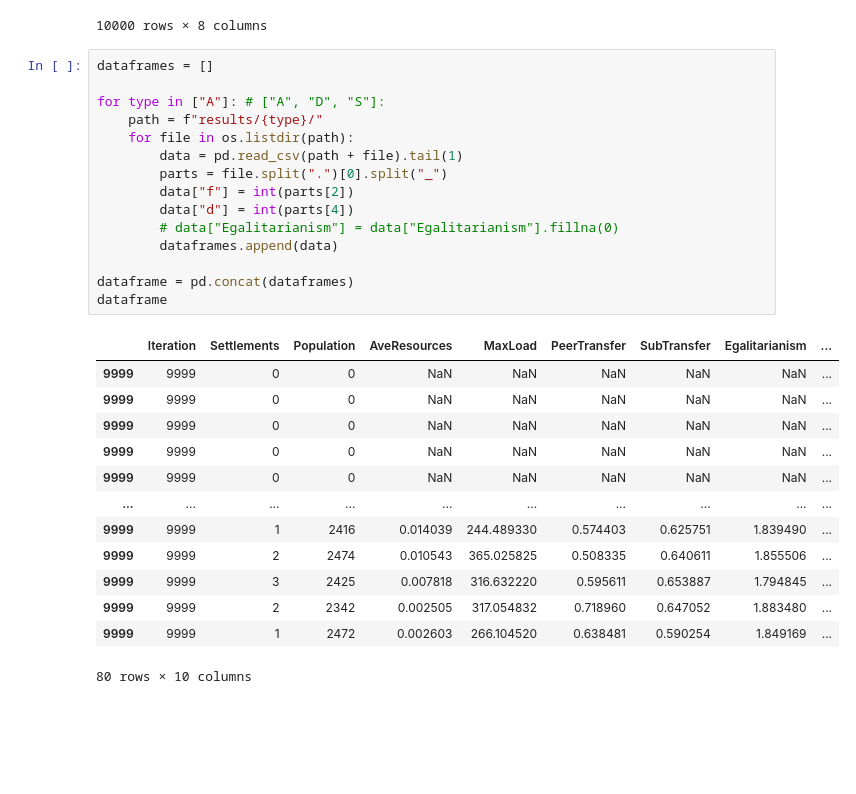
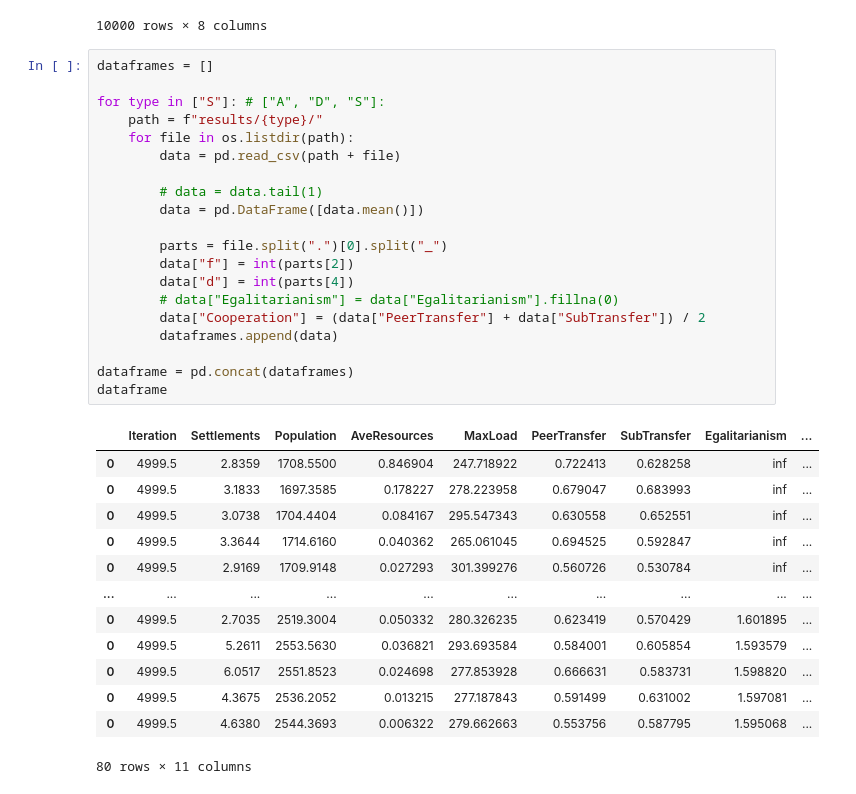
Before and after one commit to thesisyphean/neolithic-abm, a Jupyter notebook: plot.ipynb, the cells around one changed output. Cells and saved outputs as stored; diff of their text form; blank space fills up the shorter version.

```diff
--- a/plot.ipynb
+++ b/plot.ipynb
@@ -23,32 +23,37 @@ data
 # %%
 dataframes = []
 
-for type in ["A"]: # ["A", "D", "S"]:
+for type in ["S"]: # ["A", "D", "S"]:
     path = f"results/{type}/"
     for file in os.listdir(path):
-        data = pd.read_csv(path + file).tail(1)
+        data = pd.read_csv(path + file)
+
+        # data = data.tail(1)
+        data = pd.DataFrame([data.mean()])
+
         parts = file.split(".")[0].split("_")
         data["f"] = int(parts[2])
         data["d"] = int(parts[4])
         # data["Egalitarianism"] = data["Egalitarianism"].fillna(0)
+        data["Cooperation"] = (data["PeerTransfer"] + data["SubTransfer"]) / 2
         dataframes.append(data)
 
 dataframe = pd.concat(dataframes)
 dataframe
 # %% [output]
 |  | Iteration | Settlements | Population | AveResources | MaxLoad | PeerTransfer | SubTransfer | Egalitarianism | ... |
-| 9999 | 9999 | 0 | 0 | NaN | NaN | NaN | NaN | NaN | ... |
-| 9999 | 9999 | 0 | 0 | NaN | NaN | NaN | NaN | NaN | ... |
-| 9999 | 9999 | 0 | 0 | NaN | NaN | NaN | NaN | NaN | ... |
-| 9999 | 9999 | 0 | 0 | NaN | NaN | NaN | NaN | NaN | ... |
-| 9999 | 9999 | 0 | 0 | NaN | NaN | NaN | NaN | NaN | ... |
+| 0 | 4999.5 | 2.8359 | 1708.5500 | 0.846904 | 247.718922 | 0.722413 | 0.628258 | inf | ... |
+| 0 | 4999.5 | 3.1833 | 1697.3585 | 0.178227 | 278.223958 | 0.679047 | 0.683993 | inf | ... |
+| 0 | 4999.5 | 3.0738 | 1704.4404 | 0.084167 | 295.547343 | 0.630558 | 0.652551 | inf | ... |
+| 0 | 4999.5 | 3.3644 | 1714.6160 | 0.040362 | 265.061045 | 0.694525 | 0.592847 | inf | ... |
+| 0 | 4999.5 | 2.9169 | 1709.9148 | 0.027293 | 301.399276 | 0.560726 | 0.530784 | inf | ... |
 | ... | ... | ... | ... | ... | ... | ... | ... | ... | ... |
-| 9999 | 9999 | 1 | 2416 | 0.014039 | 244.489330 | 0.574403 | 0.625751 | 1.839490 | ... |
-| 9999 | 9999 | 2 | 2474 | 0.010543 | 365.025825 | 0.508335 | 0.640611 | 1.855506 | ... |
-| 9999 | 9999 | 3 | 2425 | 0.007818 | 316.632220 | 0.595611 | 0.653887 | 1.794845 | ... |
-| 9999 | 9999 | 2 | 2342 | 0.002505 | 317.054832 | 0.718960 | 0.647052 | 1.883480 | ... |
-| 9999 | 9999 | 1 | 2472 | 0.002603 | 266.104520 | 0.638481 | 0.590254 | 1.849169 | ... |
+| 0 | 4999.5 | 2.7035 | 2519.3004 | 0.050332 | 280.326235 | 0.623419 | 0.570429 | 1.601895 | ... |
+| 0 | 4999.5 | 5.2611 | 2553.5630 | 0.036821 | 293.693584 | 0.584001 | 0.605854 | 1.593579 | ... |
+| 0 | 4999.5 | 6.0517 | 2551.8523 | 0.024698 | 277.853928 | 0.666631 | 0.583731 | 1.598820 | ... |
+| 0 | 4999.5 | 4.3675 | 2536.2052 | 0.013215 | 277.187843 | 0.591499 | 0.631002 | 1.597081 | ... |
+| 0 | 4999.5 | 4.6380 | 2544.3693 | 0.006322 | 279.662663 | 0.553756 | 0.587795 | 1.595068 | ... |
-80 rows × 10 columns
+80 rows × 11 columns
 # %%
 sns.set_theme()
 plt.figure()
```
Also changed, not shown: parts of 2 cells of this notebook, 4 other files.
